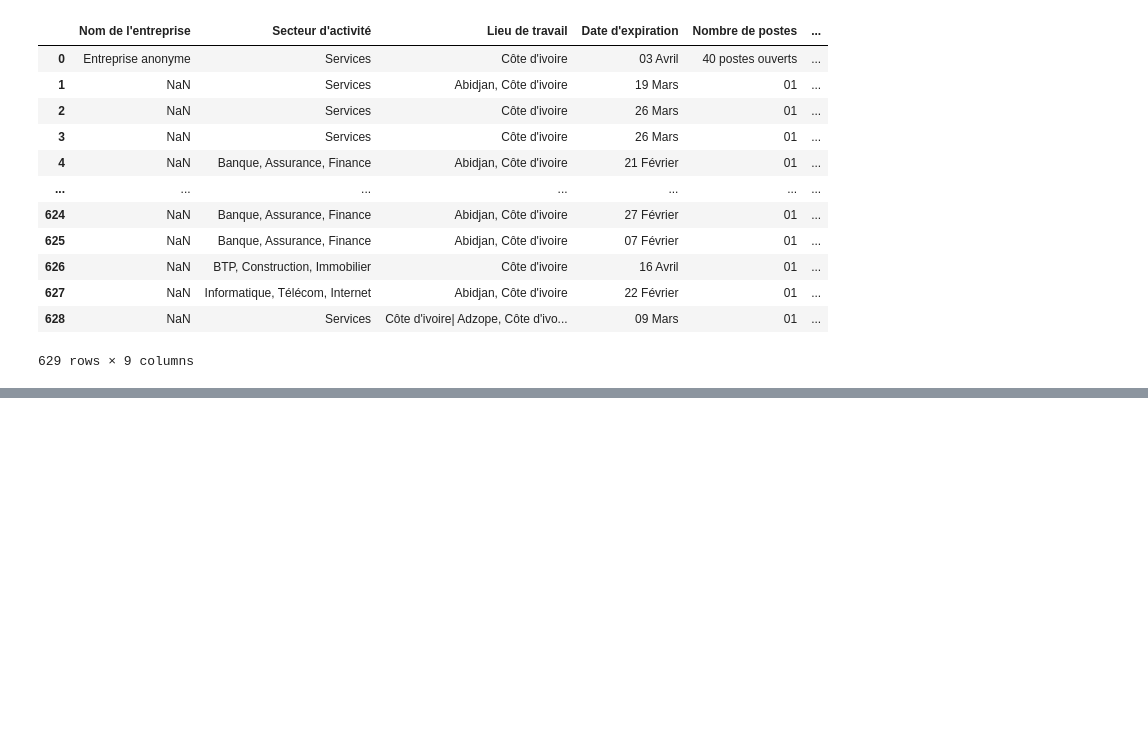
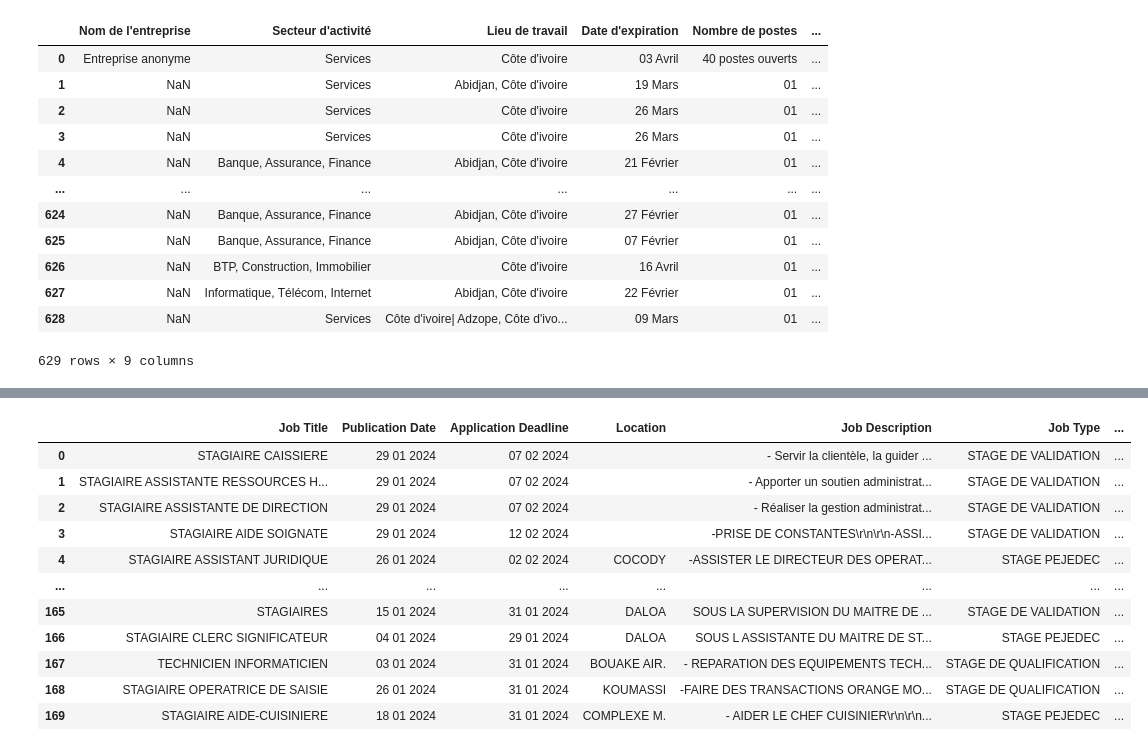
Before and after one commit to cae-ins/Webscraping_Offre_Emploi, a Jupyter notebook: notebooks/Novojon_Educarriere.ipynb, the cells around one changed output, grey strips where cells are left out. Drawn from its saved outputs; the diff is of its cells as text; code cells hidden in the pictures; blank space fills up the shorter version.

```diff
--- a/notebooks/Novojon_Educarriere.ipynb
+++ b/notebooks/Novojon_Educarriere.ipynb
@@ -1093,0 +1519,96 @@ df_E
+# %%
+import pandas as pd
+import requests
+from bs4 import BeautifulSoup
+
+# List of URLs to scrape
+urls = [
+    "https://agenceemploijeunes.ci/site/offres-emplois?page={}".format(category) for category in range(17)
+    # Add more URLs as needed
+]
+
+# Utilisation d'un en-tête pour éviter d'être bloqué
+headers = {
+    'User-Agent': 'Mozilla/5.0 (Windows NT 10.0; Win64; x64) AppleWebKit/537.36 (KHTML, like Gecko) Chrome/58.0.3029.110 Safari/537.3'
+}
+
+# Lists to store data
+job_titles = []
+publication_dates = []
+application_deadlines = []
+locations = []
+job_descriptions = []
+job_types = []
+diploma_requirements = []
+
+# Loop through each URL
+for url in urls:
+    # Send a request to the website
+    req = requests.get(url, headers=headers)
+    soup = BeautifulSoup(req.text, 'html.parser')
+
+    # Find job listings
+    job_listings = soup.find_all('div', class_='post-bx')
+
+    # Extract data from each job listing
+    for job_listing in job_listings:
+    # Job title
+        job_title = job_listing.find('h4').text.strip()
+        job_titles.append(job_title)
+
+    # Publication date and application deadline
+        date_info = job_listing.find_all('li', {'class': ''})
+        if date_info:
+            publication_date = date_info[0].text.replace('Publié le:', '').strip()
+            application_deadline = date_info[1].text.replace('Date limite:', '').strip()
+            publication_dates.append(publication_date)
+            application_deadlines.append(application_deadline)
+
+    # Location
+        location = date_info[2].text.replace('ABENGOUROU', '').strip()
+        locations.append(location)
+
+    # Job description
+        job_description = job_listing.find('p').text.strip()
+        job_descriptions.append(job_description)
+
+    # Job type
+        job_type = job_listing.find('span', {'class': 'pull-right'}).text.strip()
+        job_types.append(job_type)
+
+    # Diploma requirement
+        diploma_requirement = job_listing.find('div', {'class': 'salary-bx'}).text.strip()
+        diploma_requirements.append(diploma_requirement)
+
+
+# Create a Pandas DataFrame
+data = {
+    'Job Title': job_titles,
+    'Publication Date': publication_dates,
+    'Application Deadline': application_deadlines,
+    'Location': locations,
+    'Job Description': job_descriptions,
+    'Job Type': job_types,
+    'Diploma Requirement': diploma_requirements
+}
+
+df_agenceemploijeunes = pd.DataFrame(data)
+# Utiliser la méthode str.extract pour extraire la valeur après "Diplôme :"
+df_agenceemploijeunes['Diplome'] = df_agenceemploijeunes['Diploma Requirement'].str.extract(r'Diplôme :[ \t]*([^\n\r]*)')
+
+
+# Print or further process the DataFrame
+df_agenceemploijeunes
+# %% [output]
+|  | Job Title | Publication Date | Application Deadline | Location | Job Description | Job Type | ... |
+| 0 | STAGIAIRE CAISSIERE | 29 01 2024 | 07 02 2024 |  | - Servir la clientèle, la guider ... | STAGE DE VALIDATION | ... |
+| 1 | STAGIAIRE ASSISTANTE RESSOURCES H... | 29 01 2024 | 07 02 2024 |  | - Apporter un soutien administrat... | STAGE DE VALIDATION | ... |
+| 2 | STAGIAIRE ASSISTANTE DE DIRECTION | 29 01 2024 | 07 02 2024 |  | - Réaliser la gestion administrat... | STAGE DE VALIDATION | ... |
+| 3 | STAGIAIRE AIDE SOIGNATE | 29 01 2024 | 12 02 2024 |  | -PRISE DE CONSTANTES\r\n\r\n-ASSI... | STAGE DE VALIDATION | ... |
+| 4 | STAGIAIRE ASSISTANT JURIDIQUE | 26 01 2024 | 02 02 2024 | COCODY | -ASSISTER LE DIRECTEUR DES OPERAT... | STAGE PEJEDEC | ... |
+| ... | ... | ... | ... | ... | ... | ... | ... |
+| 165 | STAGIAIRES | 15 01 2024 | 31 01 2024 | DALOA | SOUS LA SUPERVISION DU MAITRE DE ... | STAGE DE VALIDATION | ... |
+| 166 | STAGIAIRE CLERC SIGNIFICATEUR | 04 01 2024 | 29 01 2024 | DALOA | SOUS L ASSISTANTE DU MAITRE DE ST... | STAGE PEJEDEC | ... |
+| 167 | TECHNICIEN INFORMATICIEN | 03 01 2024 | 31 01 2024 | BOUAKE AIR. | - REPARATION DES EQUIPEMENTS TECH... | STAGE DE QUALIFICATION | ... |
+| 168 | STAGIAIRE OPERATRICE DE SAISIE | 26 01 2024 | 31 01 2024 | KOUMASSI | -FAIRE DES TRANSACTIONS ORANGE MO... | STAGE DE QUALIFICATION | ... |
+| 169 | STAGIAIRE AIDE-CUISINIERE | 18 01 2024 | 31 01 2024 | COMPLEXE M. | - AIDER LE CHEF CUISINIER\r\n\r\n... | STAGE PEJEDEC | ... |
```
Also changed, not shown: parts of 59 cells of this notebook.
